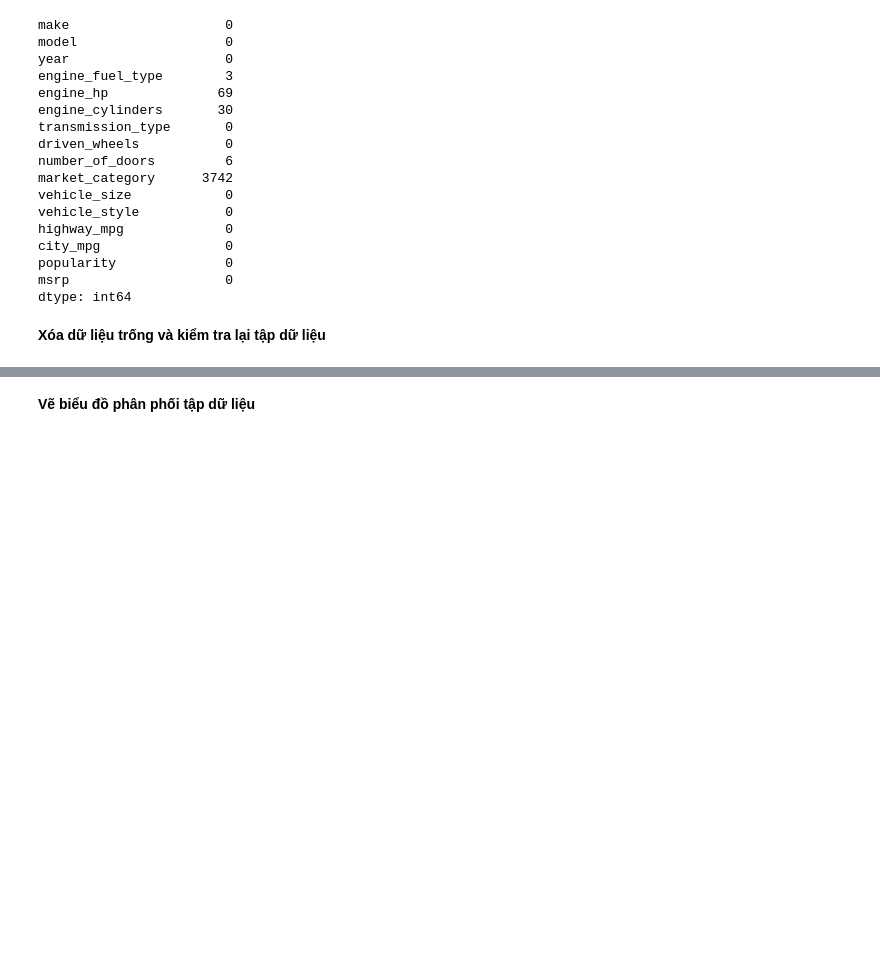
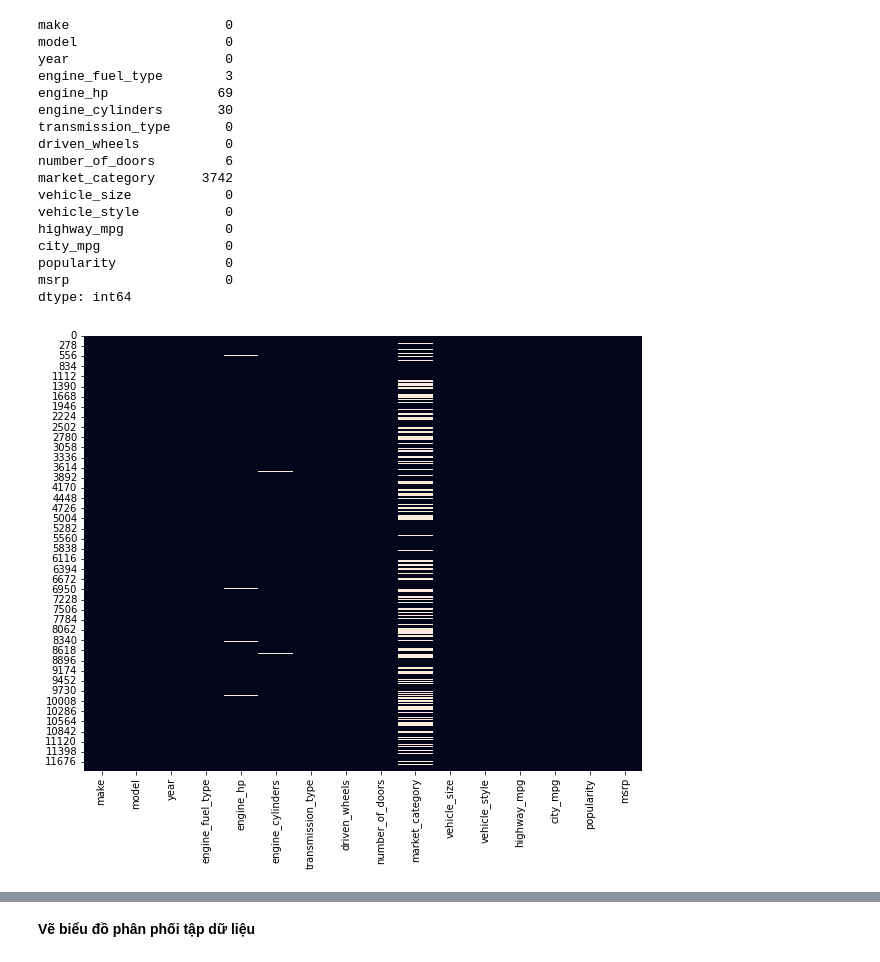
Before and after one commit to nvantien/Linear-regression, a Jupyter notebook: n04-h-i-quy-tuy-n-t-nh.ipynb, the cells around one changed output, grey strips where cells are left out. Saved outputs shown, nothing was run; the diff lists cells and outputs as text; code cells hidden in the pictures; blank space fills up the shorter version.

Commit message:
Kaggle Notebook | Phân Tích Dữ Liệu | Version 7

```diff
--- a/n04-h-i-quy-tuy-n-t-nh.ipynb
+++ b/n04-h-i-quy-tuy-n-t-nh.ipynb
@@ -98,5 +98,14 @@ city_mpg                0
 popularity              0
 msrp                    0
 dtype: int64
-# %% [markdown]
-**Xóa dữ liệu trống và kiểm tra lại tập dữ liệu**
+# %%
+xdf = df.copy()
+
+import matplotlib.pyplot as plt
+import seaborn as sns
+
+#Kiểm tra , xử lý dữ liệu rỗng
+plt.figure(figsize = (10,8)) #object figure with size 10,8
+sns.heatmap(xdf.isnull(), cbar = False); #show figure value == is null (NaN) save xdf.isnull
+# %% [output]
+[figure, added]
```
Also changed, not shown: parts of 27 cells of this notebook.
